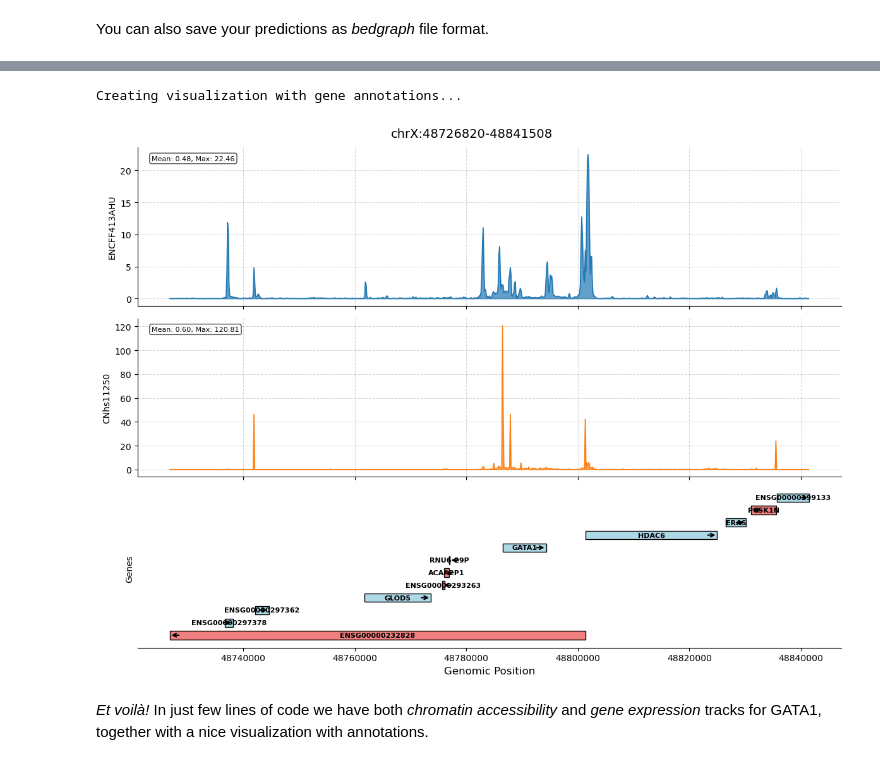
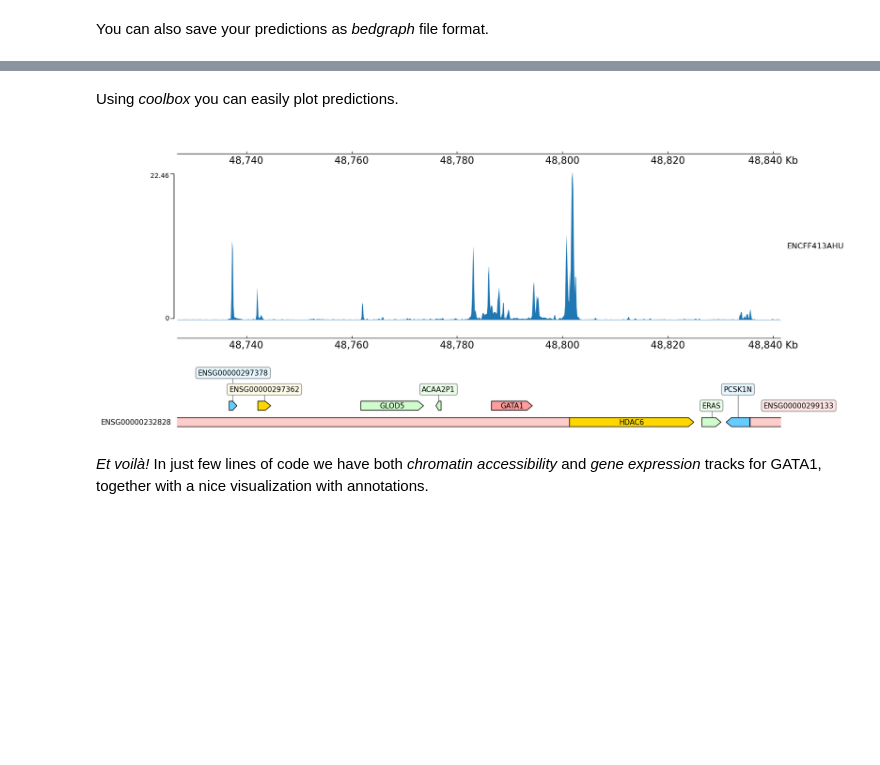
Before and after one commit to pinellolab/chorus, a Jupyter notebook: examples/chrombpnet_enformer_gata1.ipynb, the cells around one changed output, grey strips where cells are left out. Saved outputs shown, nothing was run; the diff lists cells and outputs as text; code cells hidden in the pictures; blank space fills up the shorter version.

```diff
--- a/examples/chrombpnet_enformer_gata1.ipynb
+++ b/examples/chrombpnet_enformer_gata1.ipynb
@@ -289,38 +239,20 @@ Saved 2 files to bedgraph_outputs/
-# %%
-# Helper function - Visualize Chorus Predictions
-# Create visualization with gene annotations using pyGenomeTracks
-print("\nCreating visualization with gene annotations...")
-try:
-    visualize_chorus_predictions(
-        predictions=wt_results,
-        track_ids=track_ids,
-        output_file=None,  # Display inline
-        gtf_file=str(gtf_path),  # Add gene annotations
-        use_pygenometracks=False  # Use pyGenomeTracks for better gene visualization
-    )
-    # print("Saved visualization to: gata1_wt_with_genes.png")
-
-    # Display the saved image
-    # from IPython.display import Image, display
-    # display(Image('gata1_wt_with_genes.png', width=800))
-
-except Exception as e:
-    print(f"Could not create pyGenomeTracks visualization: {e}")
-    print("Falling back to matplotlib visualization...")
-
-    # Fallback to matplotlib for inline display
-    visualize_chorus_predictions(
-        predictions=wt_results,
-        track_ids=track_ids,
-        output_file=None,  # Display inline
-        gtf_file=str(gtf_path),
-        use_pygenometracks=False
-    )
-finally:
-    pass
-# %% [output]
-Creating visualization with gene annotations...
-[figure, removed]
+# %% [markdown]
+Using *coolbox* you can easily plot predictions.
+# %%
+from coolbox.api import *
+
+frame = (
+    XAxis()
+    + wt_results[track_ids[0]].get_coolbox_representation(
+        add_xaxis=True,
+        add_vlines=False
+    )
+    + GTF(str(gtf_path)) # input annotations
+  )
+
+frame.plot("chrX:48726820-48841508") # plot tracks for enformer window size
+# %% [output]
+[figure, added]
 # %% [markdown]
 *Et voilà!* In just few lines of code we have both *chromatin accessibility* and *gene expression* tracks for GATA1, together with a nice visualization with annotations.
 # %% [markdown]
```
Also changed, not shown: parts of 71 cells of this notebook, 2 other files.
